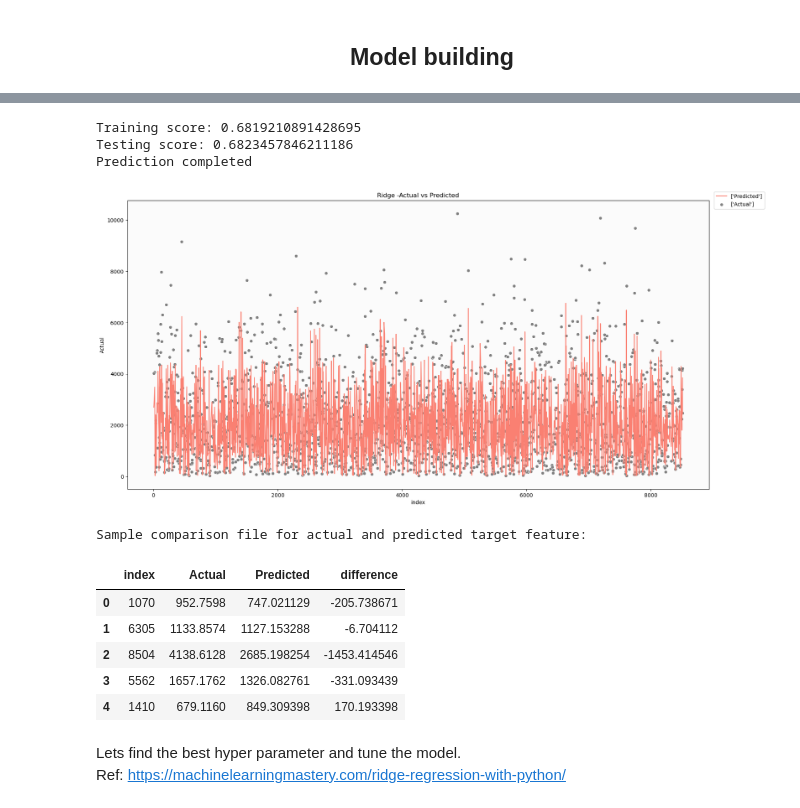
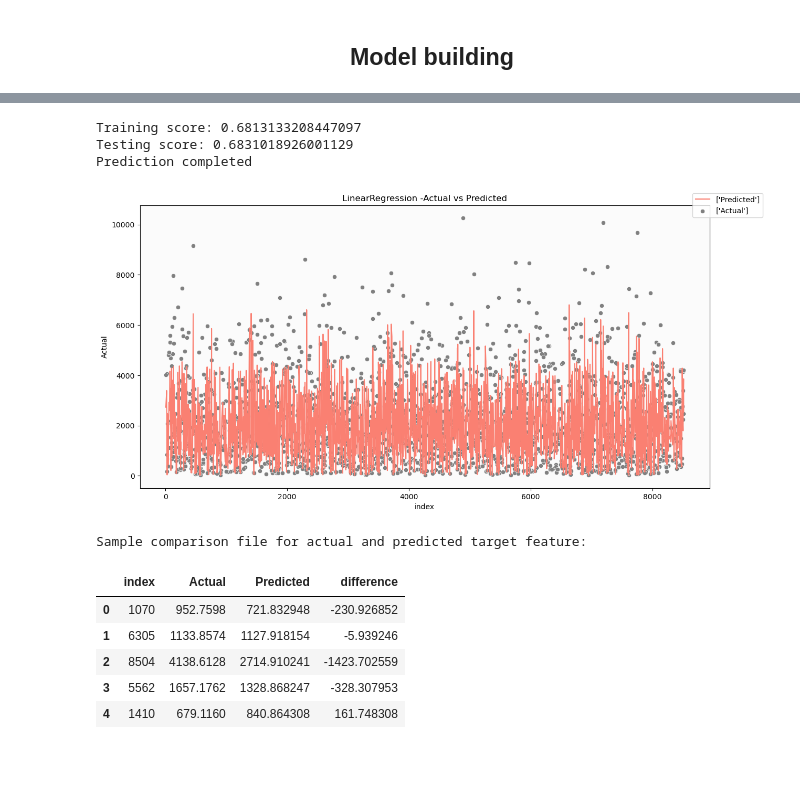
Before and after one commit to ajithcl/BigmartSalesPrediction, a Jupyter notebook: BigmartSalesPrediction.ipynb, the cells around one changed output, grey strips where cells are left out. Cells and saved outputs as stored; diff of their text form; code cells hidden in the pictures; blank space fills up the shorter version.

```diff
--- a/BigmartSalesPrediction.ipynb
+++ b/BigmartSalesPrediction.ipynb
@@ -623,9 +623,9 @@ for item in mean_weight_values.index:
     item_weight.fillna(mean_weight,inplace=True)
     df_total.loc[item_weight.index,"Item_Weight"]=item_weight.values
 
-for type in mean_outlet_size.index:
-    mean_size = mean_outlet_size[type]
-    outlet_size=df_total[df_total['Outlet_Type']==type]['Outlet_Size']
+for typ in mean_outlet_size.index:
+    mean_size = mean_outlet_size[typ]
+    outlet_size=df_total[df_total['Outlet_Type']==typ]['Outlet_Size']
     outlet_size.fillna(mean_size,inplace=True)
     df_total.loc[outlet_size.index,"Outlet_Size"]=outlet_size.values
 # %%
@@ -1450,3 +1450,16 @@ plt.show()
 # %%
 #target = inv_boxcox(box_cox_target,box_cox_param)
 #Ref: https://docs.scipy.org/doc/scipy/reference/generated/scipy.special.inv_boxcox.html
+# %%
+df=df_train.copy()
+df['Item_Outlet_Sale']=box_cox_target
+corr_matrix = df.corr()
+corr_matrix=pd.DataFrame(corr_matrix['Item_Outlet_Sale']).sort_values('Item_Outlet_Sale',ascending=False)
+negative_corr_flds=corr_matrix[corr_matrix["Item_Outlet_Sale"]<= 0].index.tolist()
+print ("Negative Correlated fields:\n")
+display(negative_corr_flds)
+print("\n")
+
+plt.figure(figsize=(1,10))
+sns.heatmap(corr_matrix,cmap='inferno',annot=True,cbar=False,).set_title("Correalation matrix");
+plt.show()
@@ -1472,7 +1501,7 @@ def evaluate_model(model,x_train,y_train,x_test,y_test):
     df["difference"]=df.Predicted-df.Actual
     df.reset_index(inplace=True)
     #Plot actual vs predicted
-    plt.figure(figsize=(20,10));
+    plt.figure(figsize=(14,7));
     sns.scatterplot(data=df,x="index",y="Actual",color='grey',label=["Actual"]).set_facecolor(background_color);
     sns.lineplot(data=df,x="index",y="Predicted",color='salmon',label=["Predicted"]);
     plt.legend(loc="right",bbox_to_anchor=(1.1,1));
@@ -1520,4 +1571,8 @@ display(df_model_results)
 # %%
-# df_train=df_total.loc[train_index]
-# df_test=df_total.loc[test_index]
-# x=df_train
+#Remove negative correlated features and check the model performance
+df_total.drop(negative_corr_flds,axis=1,inplace=True)
+df_train=df_total.loc[train_index]
+df_test=df_total.loc[test_index]
+x=df_train
+
+show_model_scores(x,y)
@@ -1550,23 +1587,20 @@ display(df_model_results)
 # %%
 x_train,x_test,y_train,y_test = train_test_split(x,y,random_state=1)
 # %%
-ridge_model=evaluate_model(Ridge(),
-              x_train,
-              y_train,
-              x_test,
-              y_test)
+selected_model=evaluate_model(LinearRegression(),
+                          x_train,
+                          y_train,
+                          x_test,
+                          y_test)
 # %% [output]
-Training score: 0.6819210891428695
-Testing score: 0.6823457846211186
+Training score: 0.6813133208447097
+Testing score: 0.6831018926001129
 Prediction completed
-[figure, old version]
+[figure, new version]
 Sample comparison file for actual and predicted target feature:
 |  | index | Actual | Predicted | difference |
-| 0 | 1070 | 952.7598 | 747.021129 | -205.738671 |
-| 1 | 6305 | 1133.8574 | 1127.153288 | -6.704112 |
-| 2 | 8504 | 4138.6128 | 2685.198254 | -1453.414546 |
-| 3 | 5562 | 1657.1762 | 1326.082761 | -331.093439 |
-| 4 | 1410 | 679.1160 | 849.309398 | 170.193398 |
+| 0 | 1070 | 952.7598 | 721.832948 | -230.926852 |
+| 1 | 6305 | 1133.8574 | 1127.918154 | -5.939246 |
+| 2 | 8504 | 4138.6128 | 2714.910241 | -1423.702559 |
+| 3 | 5562 | 1657.1762 | 1328.868247 | -328.307953 |
+| 4 | 1410 | 679.1160 | 840.864308 | 161.748308 |
-# %% [markdown]
-Lets find the best hyper parameter and tune the model.<br>
-Ref: https://machinelearningmastery.com/ridge-regression-with-python/
```
Also changed, not shown: parts of 24 cells of this notebook, 2 other files.
